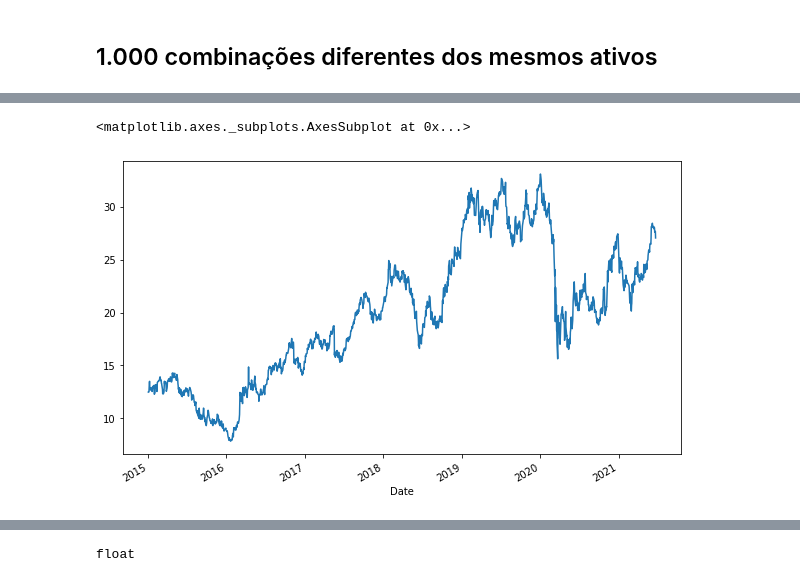
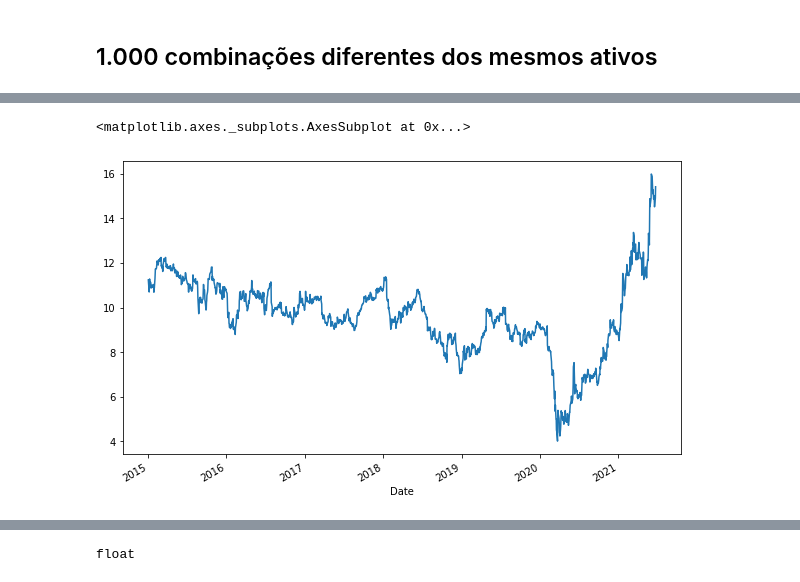
Before and after one commit to TiagoSpiandorello/Analise_de_portfolio_de_acoes, a Jupyter notebook: analise_portfolio.ipynb, the cells around one changed output, grey strips where cells are left out. Drawn from its saved outputs; the diff is of its cells as text; code cells hidden in the pictures.

```diff
--- a/analise_portfolio.ipynb
+++ b/analise_portfolio.ipynb
@@ -240,7 +257,7 @@ dtype: float64
 # %% [markdown]
 ## Compara retorno das ações com índices
 # %%
-tickers = ['PETR4.SA','BBDC4.SA','ABEV3.SA','WEGE3.SA','VALE3.SA','^BVSP']
+tickers = [acao1,acao2,acao3,acao4,acao5,indice1]
 bolsas = pd.DataFrame()
 for t in tickers:
     bolsas[t] = wb.DataReader(t, data_source='yahoo',start='2010-1-1')['Adj Close']
@@ -275,7 +292,7 @@ retorno_risco
 # %%
-acao1 = retorno_risco.columns[0]
-acao2 = retorno_risco.columns[1]
-acao3 = retorno_risco.columns[2]
-acao4 = retorno_risco.columns[3]
-acao5 = retorno_risco.columns[4]
+acao_1 = retorno_risco.columns[0]
+acao_2 = retorno_risco.columns[1]
+acao_3 = retorno_risco.columns[2]
+acao_4 = retorno_risco.columns[3]
+acao_5 = retorno_risco.columns[4]
 # %%
@@ -454,5 +477,7 @@ Portanto, há menos risco ao optar pelo diversificável.
 # %%
-tickers = ['PETR4.SA','BBDC4.SA','ABEV3.SA','WEGE3.SA','VALE3.SA']
+tickers = [acao1,acao2]
 bolsas = pd.DataFrame()
 for t in tickers:
     bolsas[t] = wb.DataReader(t, data_source='yahoo',start='2010-1-1')['Adj Close']
+
+bolsas.tail(10)
@@ -578,6 +626,15 @@ plt.show
 ### Ações defensivas perdem menos quando a economia está mal e ganham menos quando estão bem; agressivas são o oposto.
 # %%
-tickers = ['PETR4.SA','BBDC4.SA','ABEV3.SA','WEGE3.SA','VALE3.SA','^BVSP']
+# Neste exemplo usaremos uma ação da indústria automobilística
+# F = Ford Motor Company
+# ^GSPC = SP500
+
+acao = 'F'
+indice = '^GSPC'
+
+tickers = [acao, indice] # ['PETR4.SA','BBDC4.SA','ABEV3.SA','WEGE3.SA','VALE3.SA','^BVSP']
 data = pd.DataFrame()
 for t in tickers:
     data[t] = wb.DataReader(t, data_source='yahoo',start='2015-1-1')['Adj Close']
+
+data.head()
@@ -679,8 +713,8 @@ Name: BBDC4.SA, dtype: float64
 # %%
-data['BBDC4.SA'].plot(figsize=(10,6))
+data[acao].plot(figsize=(10,6))
 # %% [output]
 <matplotlib.axes._subplots.AxesSubplot at 0x...>
-[figure, old version]
+[figure, new version]
 # %%
 log_returns_1.plot(figsize=(10,6))
 # %% [output]
```
Also changed, not shown: parts of 91 cells of this notebook.
